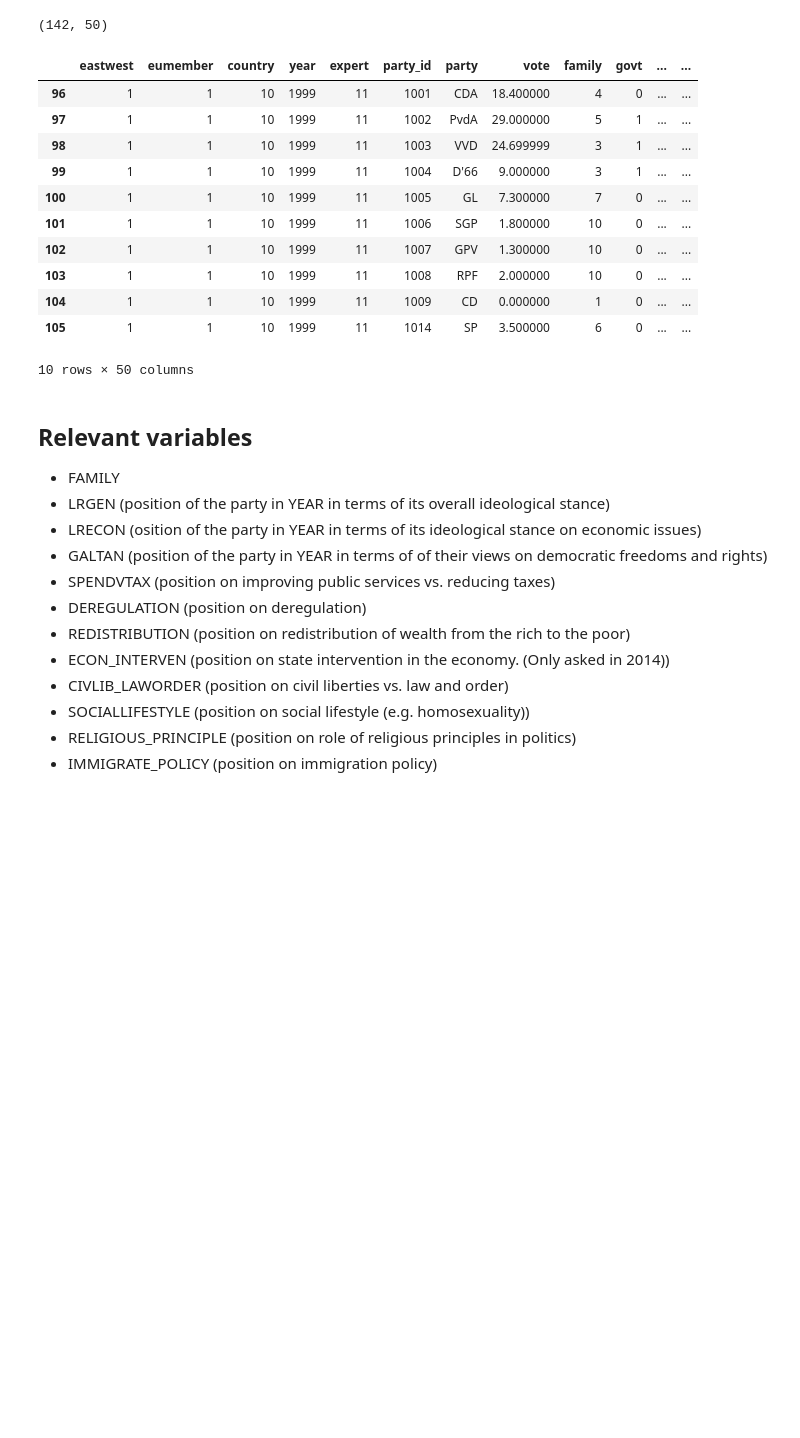
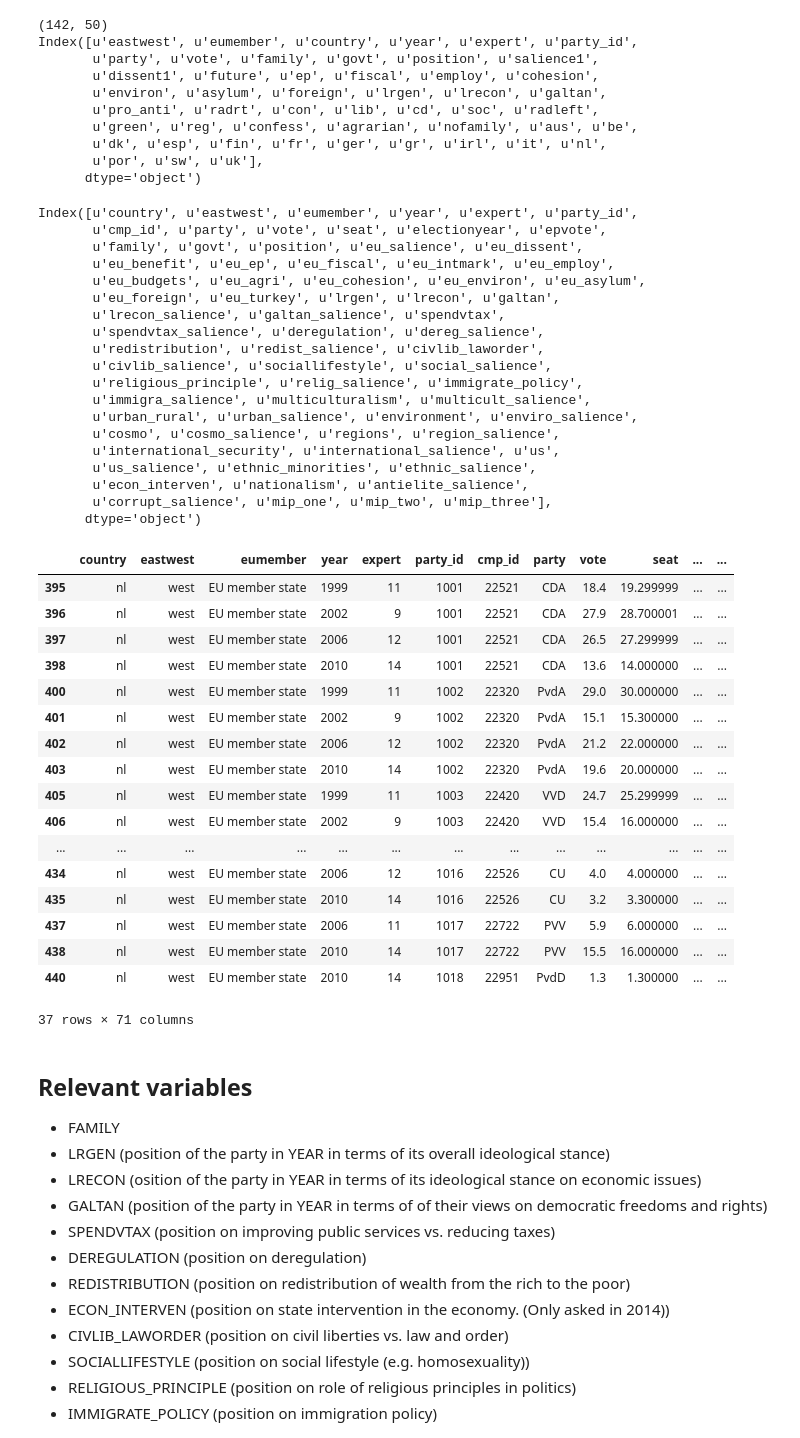
Before and after one commit to jvdzwaan/dilipad, a Jupyter notebook: results/ches data.ipynb, the cells around one changed output. Cells and saved outputs as stored; diff of their text form; code cells hidden in the pictures; blank space fills up the shorter version.

Commit message:
Update CHES results notebook
- Data selection
- Ranking of parties

```diff
--- a/results/ches data.ipynb
+++ b/results/ches data.ipynb
@@ -9,23 +9,66 @@ import pandas as pd
 pd.set_option('display.mpl_style', 'default') # Make the graphs a bit prettier
 plt.rcParams['figure.figsize'] = (10, 7)
 # %%
-data = pd.read_csv('/home/jvdzwaan/Downloads/1999_CHES_dataset_means.csv')
-print data.shape
-data[data['country']==10]
+data_1999 = pd.read_csv('/home/jvdzwaan/data/dilipad/CHES/data/1999_CHES_dataset_means.csv')
+print data_1999.shape
+print data_1999.columns
+data_1999 = data_1999[data_1999['country']==10]
 # %% [output]
 (142, 50)
+Index([u'eastwest', u'eumember', u'country', u'year', u'expert', u'party_id',
+       u'party', u'vote', u'family', u'govt', u'position', u'salience1',
+       u'dissent1', u'future', u'ep', u'fiscal', u'employ', u'cohesion',
+       u'environ', u'asylum', u'foreign', u'lrgen', u'lrecon', u'galtan',
+       u'pro_anti', u'radrt', u'con', u'lib', u'cd', u'soc', u'radleft',
+       u'green', u'reg', u'confess', u'agrarian', u'nofamily', u'aus', u'be',
+       u'dk', u'esp', u'fin', u'fr', u'ger', u'gr', u'irl', u'it', u'nl',
+       u'por', u'sw', u'uk'],
+      dtype='object')
-|  | eastwest | eumember | country | year | expert | party_id | party | vote | family | govt | ... | ... |
-| 96 | 1 | 1 | 10 | 1999 | 11 | 1001 | CDA | 18.400000 | 4 | 0 | ... | ... |
-| 97 | 1 | 1 | 10 | 1999 | 11 | 1002 | PvdA | 29.000000 | 5 | 1 | ... | ... |
-| 98 | 1 | 1 | 10 | 1999 | 11 | 1003 | VVD | 24.699999 | 3 | 1 | ... | ... |
-| 99 | 1 | 1 | 10 | 1999 | 11 | 1004 | D'66 | 9.000000 | 3 | 1 | ... | ... |
-| 100 | 1 | 1 | 10 | 1999 | 11 | 1005 | GL | 7.300000 | 7 | 0 | ... | ... |
-| 101 | 1 | 1 | 10 | 1999 | 11 | 1006 | SGP | 1.800000 | 10 | 0 | ... | ... |
-| 102 | 1 | 1 | 10 | 1999 | 11 | 1007 | GPV | 1.300000 | 10 | 0 | ... | ... |
-| 103 | 1 | 1 | 10 | 1999 | 11 | 1008 | RPF | 2.000000 | 10 | 0 | ... | ... |
-| 104 | 1 | 1 | 10 | 1999 | 11 | 1009 | CD | 0.000000 | 1 | 0 | ... | ... |
-| 105 | 1 | 1 | 10 | 1999 | 11 | 1014 | SP | 3.500000 | 6 | 0 | ... | ... |
-10 rows × 50 columns
+# %%
+data = pd.read_csv('/home/jvdzwaan/data/dilipad/CHES/data/1999-2014_CHES_dataset_means.csv')
+data = data[data['country']=='nl']
+# select years (not 2014)
+data = data[data['year']!=2014]
+print data.columns
+data
+# %% [output]
+Index([u'country', u'eastwest', u'eumember', u'year', u'expert', u'party_id',
+       u'cmp_id', u'party', u'vote', u'seat', u'electionyear', u'epvote',
+       u'family', u'govt', u'position', u'eu_salience', u'eu_dissent',
+       u'eu_benefit', u'eu_ep', u'eu_fiscal', u'eu_intmark', u'eu_employ',
+       u'eu_budgets', u'eu_agri', u'eu_cohesion', u'eu_environ', u'eu_asylum',
+       u'eu_foreign', u'eu_turkey', u'lrgen', u'lrecon', u'galtan',
+       u'lrecon_salience', u'galtan_salience', u'spendvtax',
+       u'spendvtax_salience', u'deregulation', u'dereg_salience',
+       u'redistribution', u'redist_salience', u'civlib_laworder',
+       u'civlib_salience', u'sociallifestyle', u'social_salience',
+       u'religious_principle', u'relig_salience', u'immigrate_policy',
+       u'immigra_salience', u'multiculturalism', u'multicult_salience',
+       u'urban_rural', u'urban_salience', u'environment', u'enviro_salience',
+       u'cosmo', u'cosmo_salience', u'regions', u'region_salience',
+       u'international_security', u'international_salience', u'us',
+       u'us_salience', u'ethnic_minorities', u'ethnic_salience',
+       u'econ_interven', u'nationalism', u'antielite_salience',
+       u'corrupt_salience', u'mip_one', u'mip_two', u'mip_three'],
+      dtype='object')
+|  | country | eastwest | eumember | year | expert | party_id | cmp_id | party | vote | seat | ... | ... |
+| 395 | nl | west | EU member state | 1999 | 11 | 1001 | 22521 | CDA | 18.4 | 19.299999 | ... | ... |
+| 396 | nl | west | EU member state | 2002 | 9 | 1001 | 22521 | CDA | 27.9 | 28.700001 | ... | ... |
+| 397 | nl | west | EU member state | 2006 | 12 | 1001 | 22521 | CDA | 26.5 | 27.299999 | ... | ... |
+| 398 | nl | west | EU member state | 2010 | 14 | 1001 | 22521 | CDA | 13.6 | 14.000000 | ... | ... |
+| 400 | nl | west | EU member state | 1999 | 11 | 1002 | 22320 | PvdA | 29.0 | 30.000000 | ... | ... |
+| 401 | nl | west | EU member state | 2002 | 9 | 1002 | 22320 | PvdA | 15.1 | 15.300000 | ... | ... |
+| 402 | nl | west | EU member state | 2006 | 12 | 1002 | 22320 | PvdA | 21.2 | 22.000000 | ... | ... |
+| 403 | nl | west | EU member state | 2010 | 14 | 1002 | 22320 | PvdA | 19.6 | 20.000000 | ... | ... |
+| 405 | nl | west | EU member state | 1999 | 11 | 1003 | 22420 | VVD | 24.7 | 25.299999 | ... | ... |
+| 406 | nl | west | EU member state | 2002 | 9 | 1003 | 22420 | VVD | 15.4 | 16.000000 | ... | ... |
+| ... | ... | ... | ... | ... | ... | ... | ... | ... | ... | ... | ... | ... |
+| 434 | nl | west | EU member state | 2006 | 12 | 1016 | 22526 | CU | 4.0 | 4.000000 | ... | ... |
+| 435 | nl | west | EU member state | 2010 | 14 | 1016 | 22526 | CU | 3.2 | 3.300000 | ... | ... |
+| 437 | nl | west | EU member state | 2006 | 11 | 1017 | 22722 | PVV | 5.9 | 6.000000 | ... | ... |
+| 438 | nl | west | EU member state | 2010 | 14 | 1017 | 22722 | PVV | 15.5 | 16.000000 | ... | ... |
+| 440 | nl | west | EU member state | 2010 | 14 | 1018 | 22951 | PvdD | 1.3 | 1.300000 | ... | ... |
+37 rows × 71 columns
 # %% [markdown]
 ## Relevant variables
 
```
Also changed, not shown: parts of 1 cell of this notebook.
